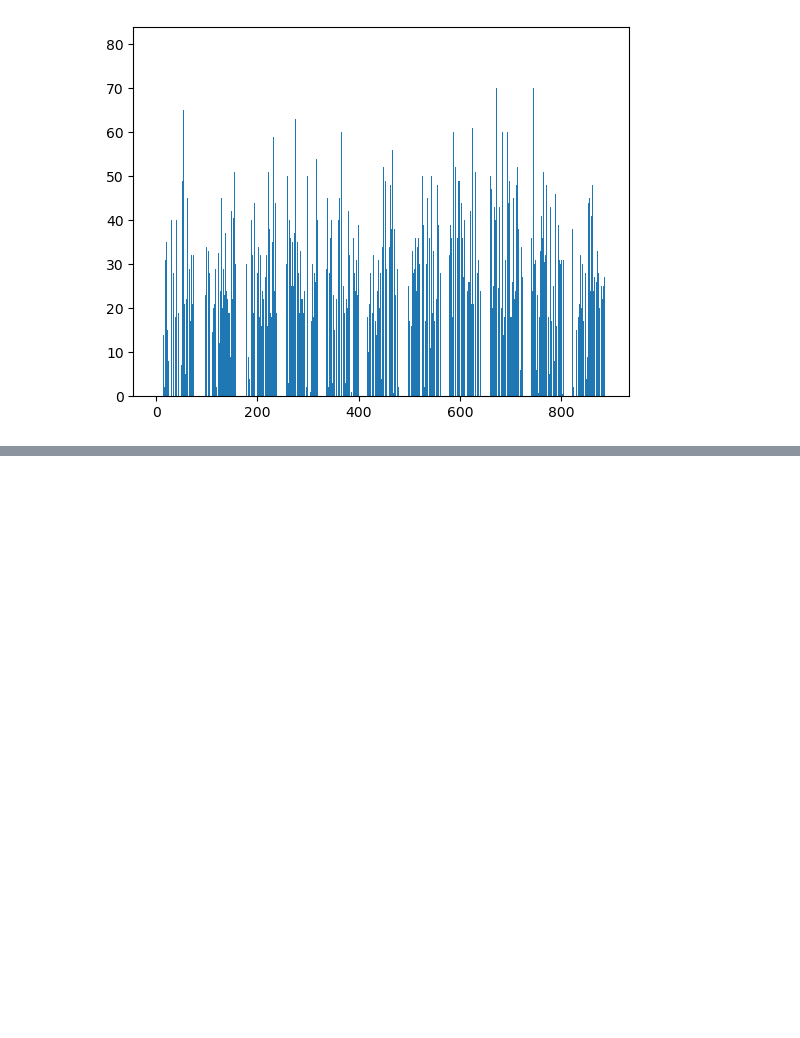
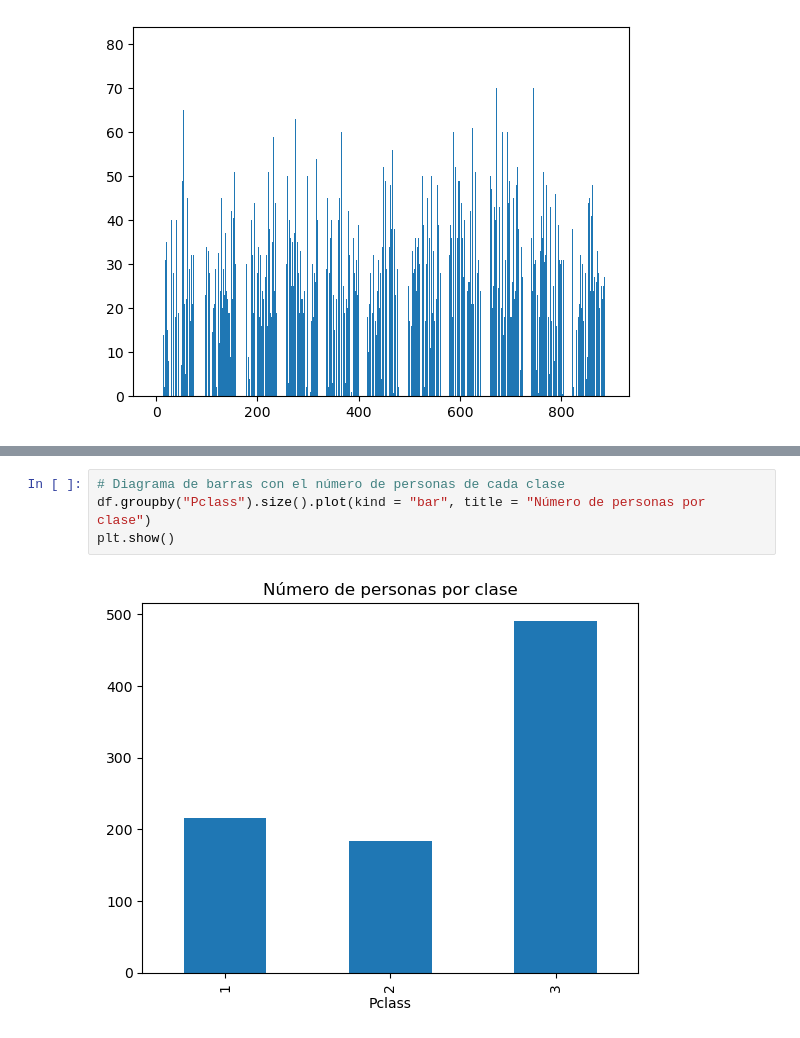
Before and after one commit to JoseBurBet/SIC-2024, a Jupyter notebook: P01/7_Semana/Clase_14.ipynb, the cells around one changed output, grey strips where cells are left out. Cells and saved outputs as stored; diff of their text form; blank space fills up the shorter version.

Commit message:
clase_14_p04

```diff
--- a/P01/7_Semana/Clase_14.ipynb
+++ b/P01/7_Semana/Clase_14.ipynb
@@ -388,0 +448,6 @@ plt.show
+# %%
+# Diagrama de barras con el número de personas de cada clase
+df.groupby("Pclass").size().plot(kind = "bar", title = "Número de personas por clase")
+plt.show()
+# %% [output]
+[figure, added]
```
Also changed, not shown: parts of 5 cells of this notebook, 1 other file.
